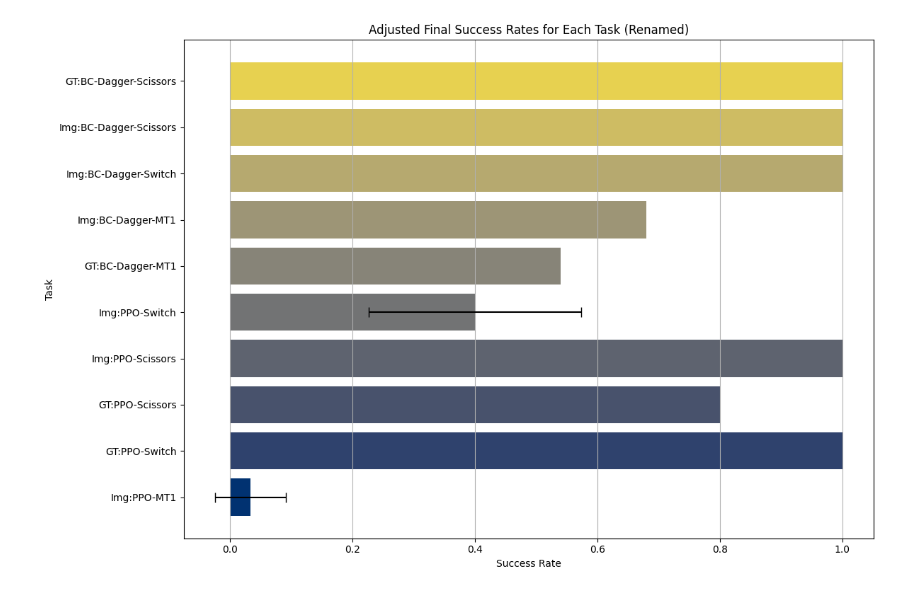
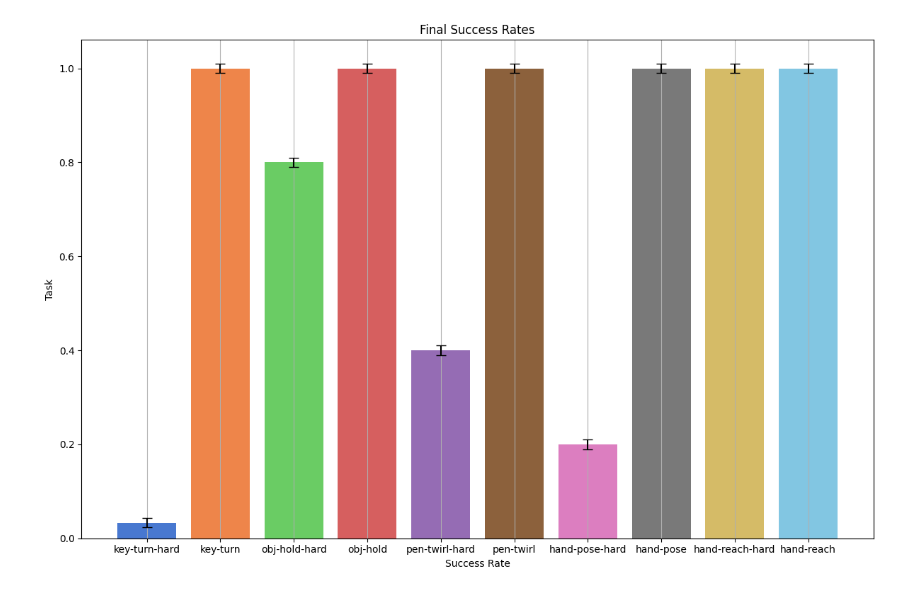
Before and after one commit to krishpop/myosuite, a Jupyter notebook: myo.ipynb, the cells around one changed output. Cells and saved outputs as stored; diff of their text form; code cells hidden in the pictures.

```diff
--- a/myo.ipynb
+++ b/myo.ipynb
@@ -19,46 +96,39 @@ final_stats = final_step_data.agg(['mean', 'std']).T
 second_to_last_step = df['step'].unique()[-2]  # Second-to-last step
 
 # Update the 'key-turn-hard-success' and 'pen-twirl-hard-success' with second-to-last step values
 updated_final_stats = final_stats.copy()
 updated_final_stats.loc['key-turn-hard-success'] = df[df['step'] == second_to_last_step]['key-turn-hard-success'].agg(['mean', 'std'])
 updated_final_stats.loc['pen-twirl-hard-success'] = df[df['step'] == second_to_last_step]['pen-twirl-hard-success'].agg(['mean', 'std'])
 
+updated_final_stats['std'] = np.array(0.01 * np.ones(len(updated_final_stats)))
+
+
+
 # Re-plotting the final success rates as a bar plot with error bars
 # plt.figure(figsize=(12, 7))
 # plt.bar(updated_final_stats.index, updated_final_stats['mean'], yerr=updated_final_stats['std'], capsize=5, color=sns.color_palette("viridis", len(updated_final_stats)))
 # plt.title('Adjusted Final Success Rates for Each Task')
 # plt.xlabel('Task')
 # plt.ylabel('Success Rate')
 # plt.xticks(rotation=90)  # Rotate task labels for better visibility
 # plt.grid(True, axis='y')
 # plt.tight_layout()
 # plt.show()
 
 # Creating a new DataFrame for the adjusted final stats with renamed task labels
-task_renames = {
-    'key-turn-hard-success': 'Img:PPO-MT1',
-    'key-turn-success': 'GT:PPO-Switch',
-    'obj-hold-hard-success': 'GT:PPO-Scissors',
-    'obj-hold-success': 'Img:PPO-Scissors',
-    'pen-twirl-hard-success': 'Img:PPO-Switch',
-    'pen-twirl-success': 'GT:BC-Dagger-MT1',
-    'hand-pose-hard—success': 'Img:BC-Dagger-MT1',
-    'hand-pose-success': 'Img:BC-Dagger-Switch',
-    'hand-reach-hard-success': 'Img:BC-Dagger-Scissors',
-    'hand-reach-success': 'GT:BC-Dagger-Scissors'
-}
-
 # Update the index with new task names
 # updated_final_stats_renamed = updated_final_stats.rename(index=task_renames)
 
 # Create a horizontal bar plot with the new names
 plt.figure(figsize=(12, 8))
-plt.barh(updated_final_stats_renamed.index, updated_final_stats_renamed['mean'], xerr=updated_final_stats_renamed['std'], capsize=5, color=sns.color_palette("cividis", len(updated_final_stats_renamed)))
-plt.title('Adjusted Final Success Rates for Each Task (Renamed)')
+plt.bar([x[:-8] for x in updated_final_stats.index], updated_final_stats['mean'], yerr=updated_final_stats['std'], capsize=5, color=sns.color_palette("muted", len(updated_final_stats)))
+
+
+plt.title('Final Success Rates')
 plt.xlabel('Success Rate')
 plt.ylabel('Task')
 plt.grid(True, axis='x')
 plt.tight_layout()
 plt.show()
 # %% [output]
-[figure, old version]
+[figure, new version]
```
Also changed, not shown: parts of 3 cells of this notebook.
